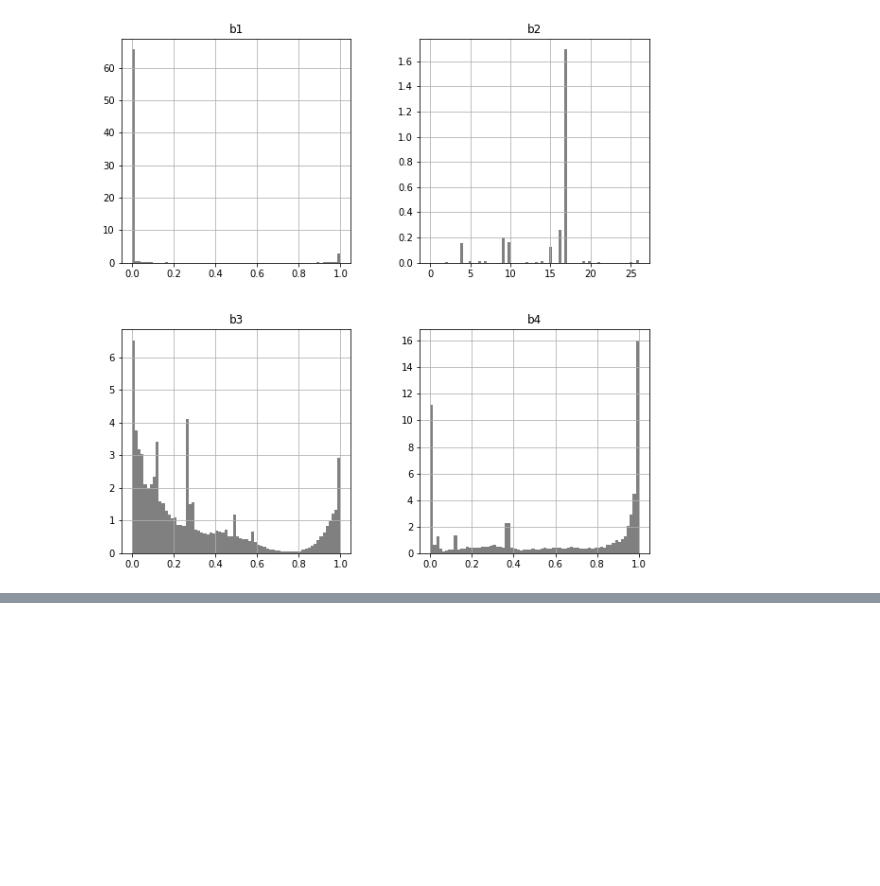
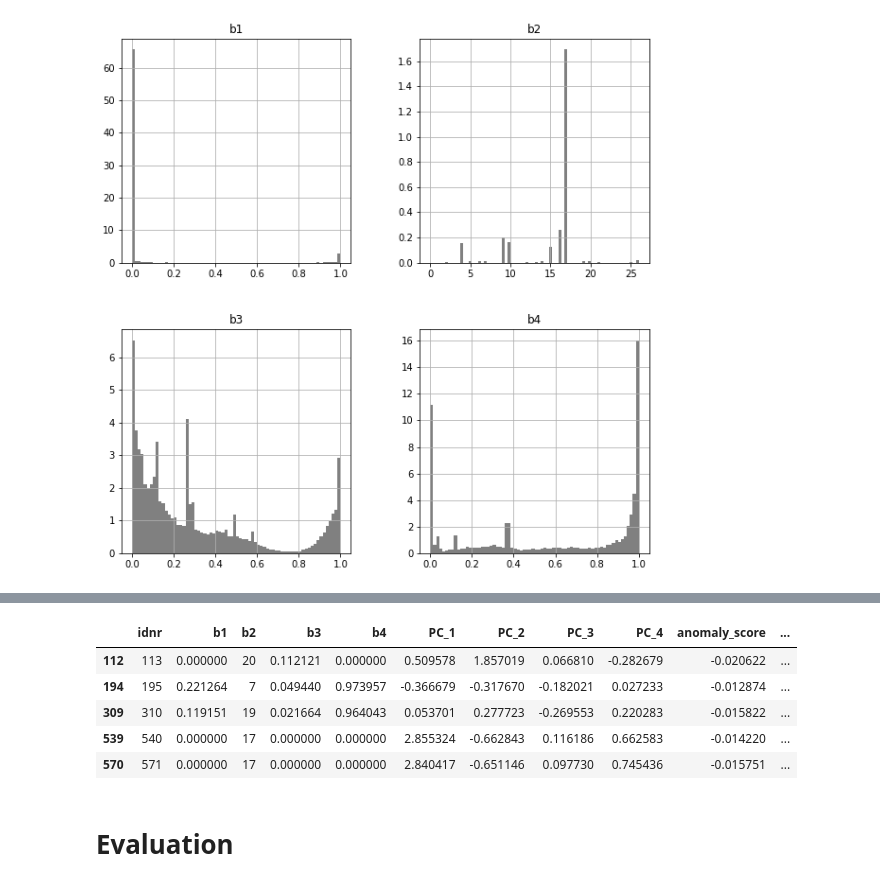
Before and after one commit to neemiasbsilva/case-study-data-science, a Jupyter notebook: anomaly_detection/anomaly_detection_pipeline.ipynb, the cells around one changed output, grey strips where cells are left out. Saved outputs shown, nothing was run; the diff lists cells and outputs as text; code cells hidden in the pictures; blank space fills up the shorter version.

```diff
--- a/anomaly_detection/anomaly_detection_pipeline.ipynb
+++ b/anomaly_detection/anomaly_detection_pipeline.ipynb
@@ -291,0 +327,11 @@ Kurtosis: [16.7244556   1.67609696  0.07454901 -1.51975071]
+# %%
+dim_reduced_df[dim_reduced_df["is_outlier"] == 1].head()
+# %% [output]
+|  | idnr | b1 | b2 | b3 | b4 | PC_1 | PC_2 | PC_3 | PC_4 | anomaly_score | ... |
+| 112 | 113 | 0.000000 | 20 | 0.112121 | 0.000000 | 0.509578 | 1.857019 | 0.066810 | -0.282679 | -0.020622 | ... |
+| 194 | 195 | 0.221264 | 7 | 0.049440 | 0.973957 | -0.366679 | -0.317670 | -0.182021 | 0.027233 | -0.012874 | ... |
+| 309 | 310 | 0.119151 | 19 | 0.021664 | 0.964043 | 0.053701 | 0.277723 | -0.269553 | 0.220283 | -0.015822 | ... |
+| 539 | 540 | 0.000000 | 17 | 0.000000 | 0.000000 | 2.855324 | -0.662843 | 0.116186 | 0.662583 | -0.014220 | ... |
+| 570 | 571 | 0.000000 | 17 | 0.000000 | 0.000000 | 2.840417 | -0.651146 | 0.097730 | 0.745436 | -0.015751 | ... |
+# %% [markdown]
+# Evaluation
```
Also changed, not shown: parts of 20 cells of this notebook.
